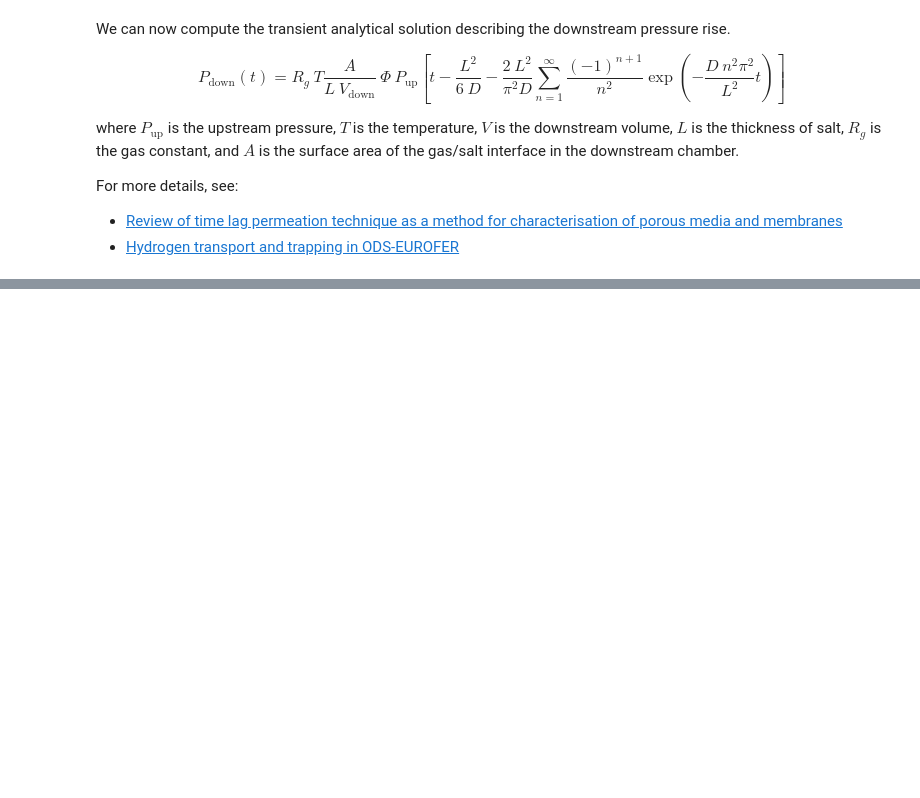
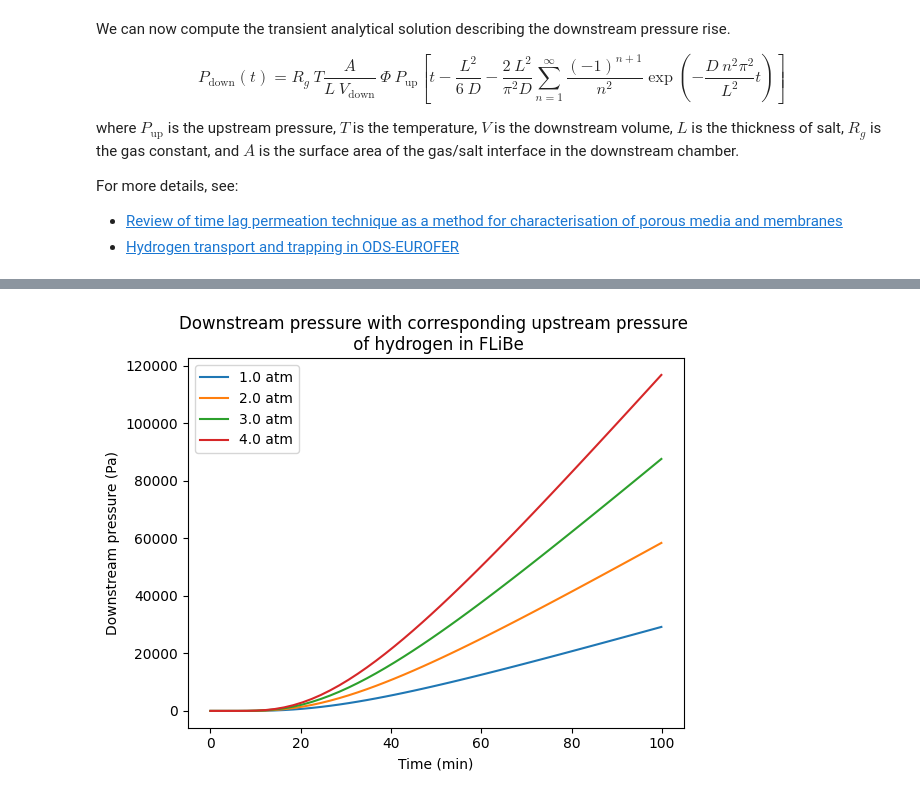
Before and after one commit to RemDelaporteMathurin/hyperion, a Jupyter notebook: pressure_rise.ipynb, the cells around one changed output, grey strips where cells are left out. Drawn from its saved outputs; the diff is of its cells as text; code cells hidden in the pictures; blank space fills up the shorter version.

Commit message:
added flibe and refactored

```diff
--- a/pressure_rise.ipynb
+++ b/pressure_rise.ipynb
@@ -19,6 +19,8 @@ ureg.setup_matplotlib()
 
 D_flinak = htm.diffusivities.filter(author="fukada", year=2006, material="flinak")[0]
 K_flinak = htm.solubilities.filter(author="fukada", year=2006, material="flinak")[0]
+D_flibe = htm.diffusivities.filter(material=htm.FLIBE, author='calderoni')[0]
+K_flibe = htm.solubilities.filter(material=htm.FLIBE, author='calderoni')[0]
 
 print("Diffusivity:")
 print(D_flinak)
@@ -60,6 +62,9 @@ L = (0.31*ureg.inch).to(ureg.m)  # salt thickness
 # estimate properties at operating temperature
 D_flinak = D_flinak.value(T)
 K_flinak = K_flinak.value(T).to(ureg.mol * ureg.m**(-3) * ureg.Pa**-1)
+D_flibe = D_flibe.value(T)
+K_flibe = K_flibe.value(T).to(ureg.mol * ureg.m**(-3) * ureg.Pa**-1)
+
 permeability = D_flinak * K_flinak
 # %% [markdown]
 We can now compute the transient analytical solution describing the downstream pressure rise.
@@ -106,0 +113,14 @@ plt.show()
+# %%
+tau_flibe = L**2 / (6 * D_flibe)
+t = np.linspace(0, 3 * tau_flibe).to(ureg.min)
+pressures = (np.linspace(1, 4, num=4) * htm.ureg.atm)
+for P_up in pressures:
+    plt.plot(t, downstream_pressure(t, P_up, D_flibe, K_flibe).to(ureg.Pa), label = f"{P_up:~P}")
+
+plt.legend()
+plt.xlabel(f"Time ({t.units:~})")
+plt.ylabel(f"Downstream pressure (Pa)")
+plt.title("Downstream pressure with corresponding upstream pressure \n of hydrogen in FLiBe")
+plt.show()
+# %% [output]
+[figure, added]
```
Also changed, not shown: parts of 2 cells of this notebook.
